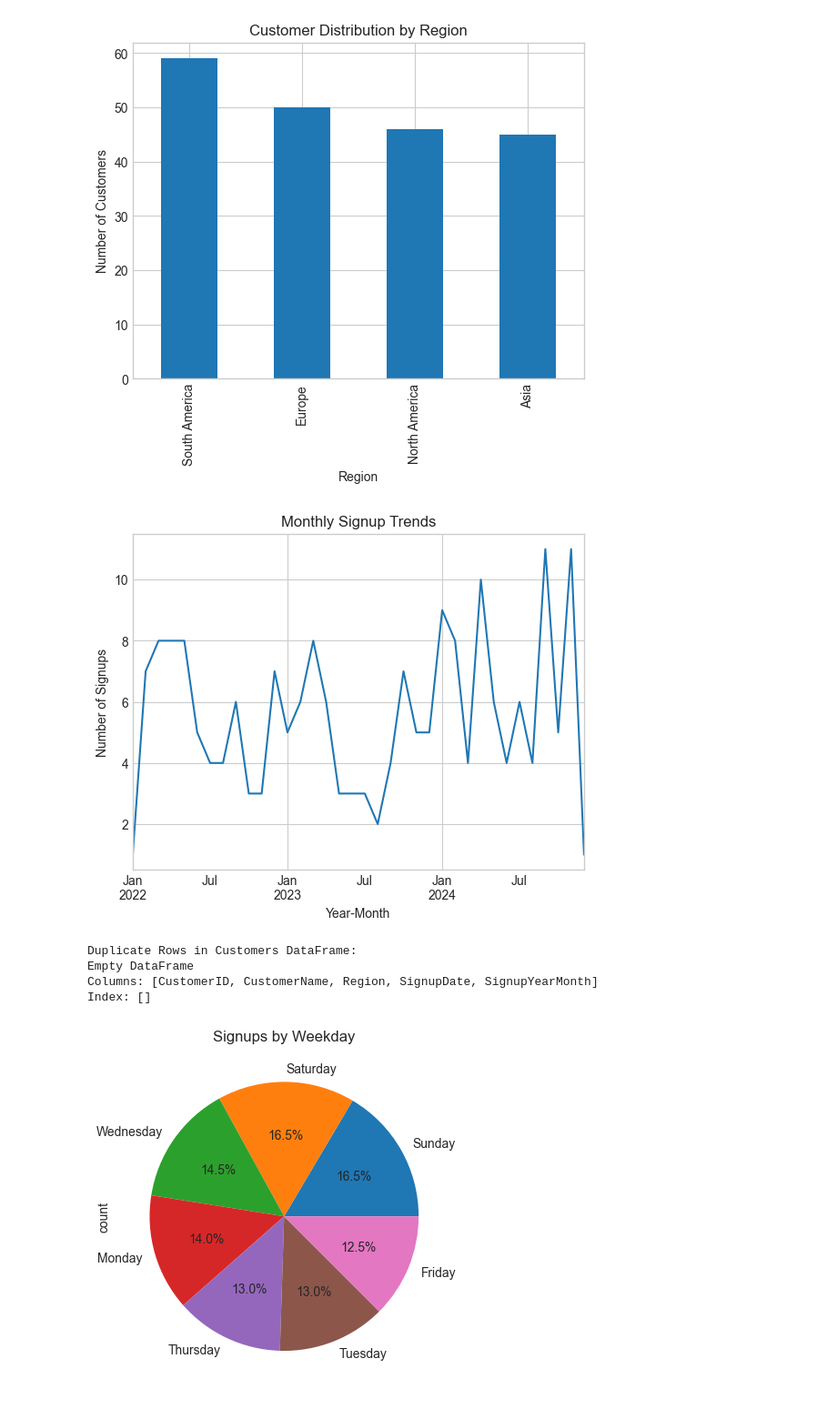
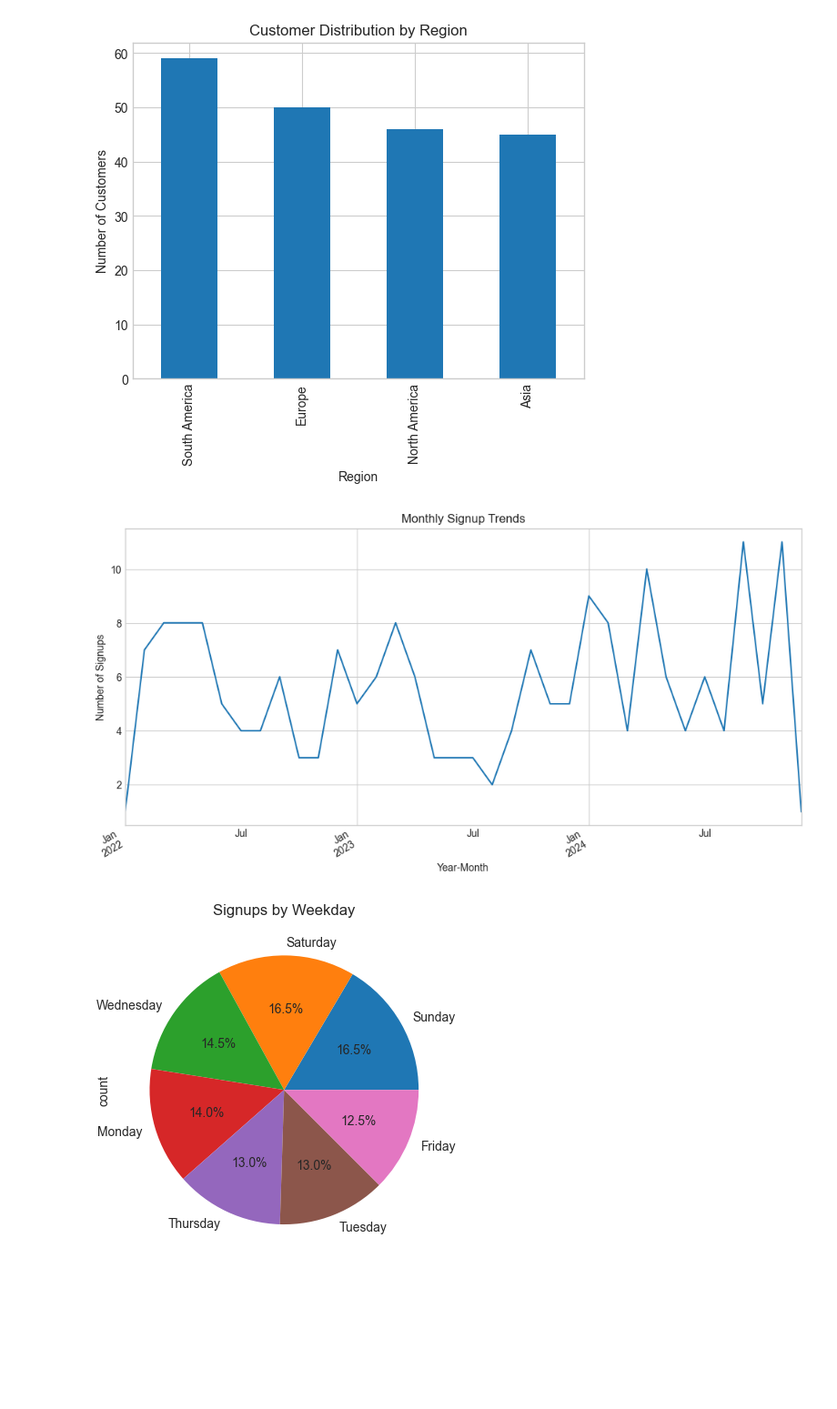
Before and after one commit to jaybo-6/eComm-txn, a Jupyter notebook: eda.ipynb, the cells around one changed output. Shown at 91% size. Cells and saved outputs as stored; diff of their text form; code cells hidden in the pictures; blank space fills up the shorter version.

```diff
--- a/eda.ipynb
+++ b/eda.ipynb
@@ -169,23 +179,17 @@ Name: count, dtype: int64
 # %%
 customers['SignupYearMonth'] = customers['SignupDate'].dt.to_period('M')
 
 signup_trends = customers['SignupYearMonth'].value_counts().sort_index()
+plt.figure(figsize=(12, 6))
 
 signup_trends.plot(kind='line', title="Monthly Signup Trends")
 plt.xlabel("Year-Month")
 plt.ylabel("Number of Signups")
+plt.gcf().autofmt_xdate()
+
 plt.show()
 # %% [output]
-[figure, old version]
+[figure, new version]
-# %%
-duplicates = customers[customers.duplicated()]
-print("Duplicate Rows in Customers DataFrame:")
-print(duplicates)
-# %% [output]
-Duplicate Rows in Customers DataFrame:
-Empty DataFrame
-Columns: [CustomerID, CustomerName, Region, SignupDate, SignupYearMonth]
-Index: []
 # %%
 customers['SignupWeekday'] = customers['SignupDate'].dt.day_name()
 weekday_counts = customers['SignupWeekday'].value_counts()
```
Also changed, not shown: parts of 26 cells of this notebook.
